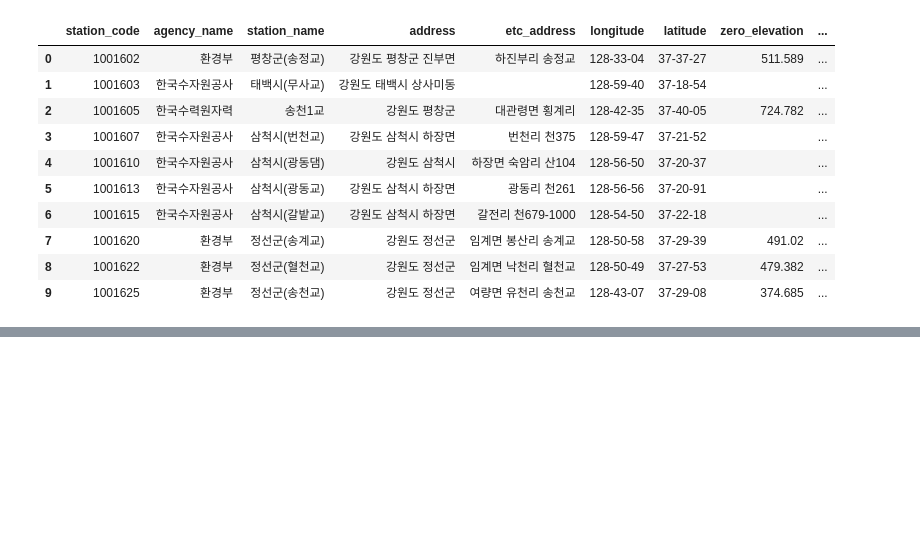
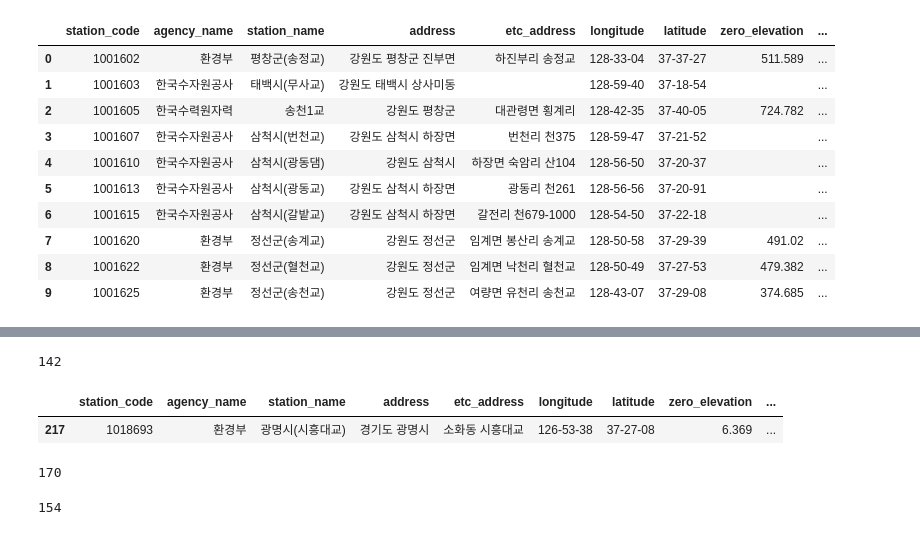
Before and after one commit to bigdata-course-KU-team11/Data_collection, a Jupyter notebook: data/수위_관측소_api.ipynb, the cells around one changed output, grey strips where cells are left out. Cells and saved outputs as stored; diff of their text form; code cells hidden in the pictures; blank space fills up the shorter version.

Commit message:
Water Level obs station API

```diff
--- a/data/수위_관측소_api.ipynb
+++ b/data/수위_관측소_api.ipynb
@@ -139,0 +252,9 @@ suwi_station_df
+# %%
+len(code_list)
+# %% [output]
+142
+# %%
+df.loc[suwi_station_df['station_name'].str.contains('시흥')]
+# %% [output]
+|  | station_code | agency_name | station_name | address | etc_address | longitude | latitude | zero_elevation | ... |
+| 217 | 1018693 | 환경부 | 광명시(시흥대교) | 경기도 광명시 | 소화동 시흥대교 | 126-53-38 | 37-27-08 | 6.369 | ... |
@@ -139,0 +269,4 @@ suwi_station_df
+# %%
+len(code_list1)
+# %% [output]
+170
@@ -139,0 +278,4 @@ suwi_station_df
+# %%
+len(new_list)
+# %% [output]
+154
```
Also changed, not shown: parts of 21 cells of this notebook.
